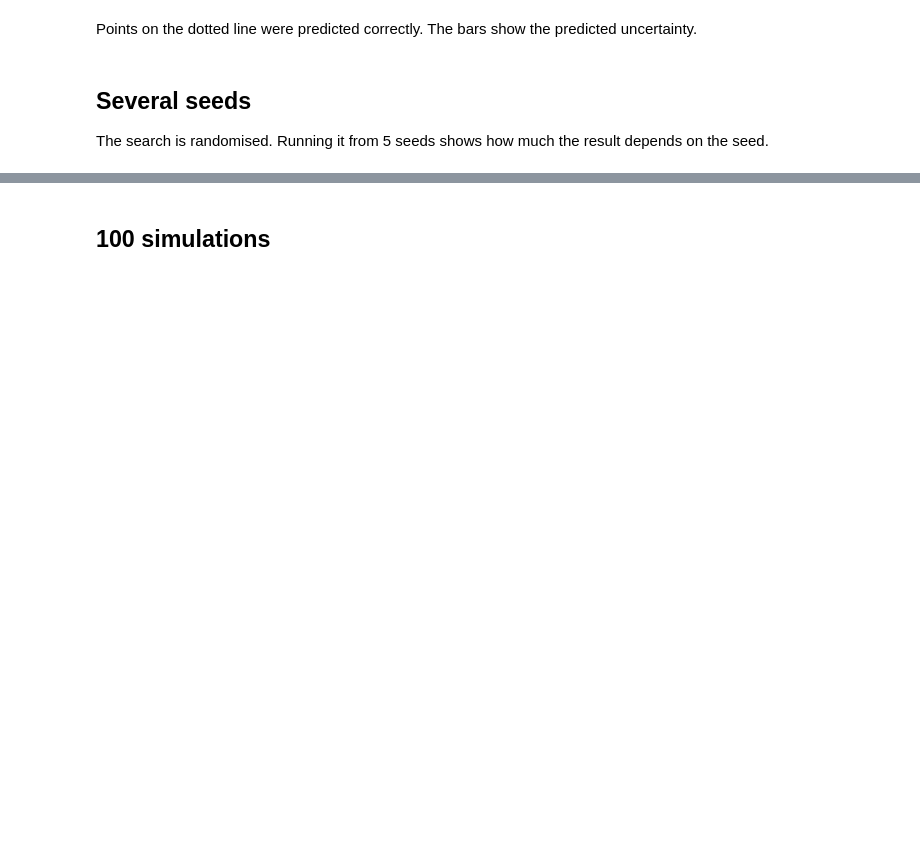
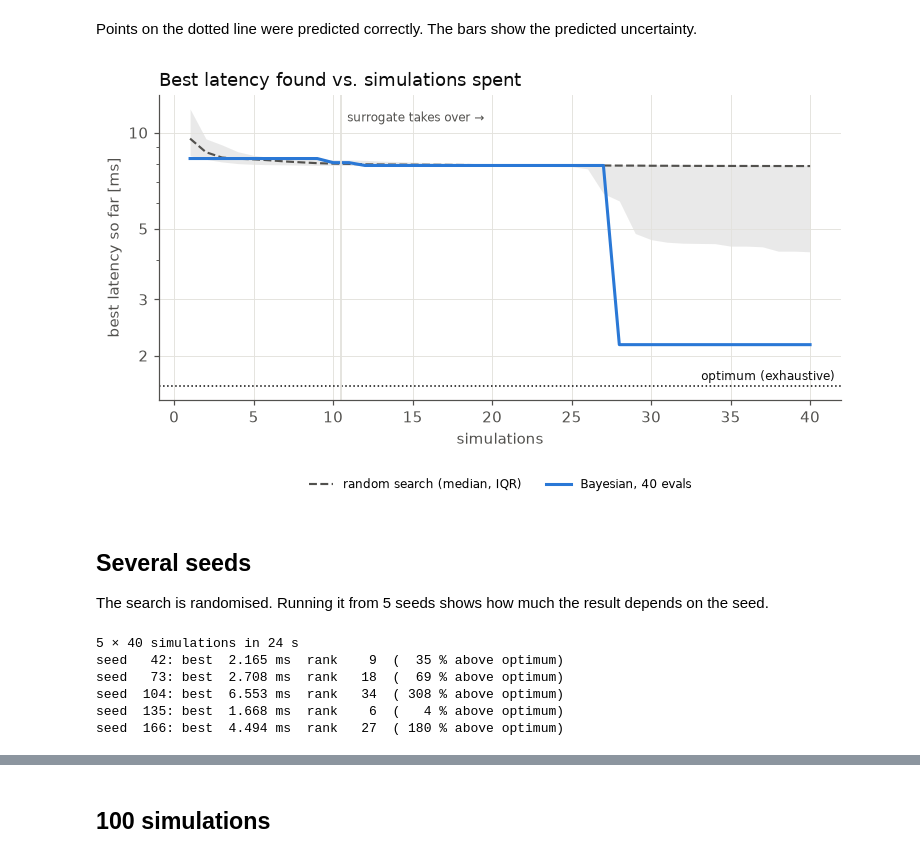
Before and after one commit to oowekyala/esweek2026-dse-tutorial, a Jupyter notebook: notebooks/03_search.ipynb, the cells around one changed output, grey strips where cells are left out. Cells and saved outputs as stored; diff of their text form; code cells hidden in the pictures; blank space fills up the shorter version.

```diff
--- a/notebooks/03_search.ipynb
+++ b/notebooks/03_search.ipynb
@@ -49,19 +73,28 @@ plt.show()
 # %% [markdown]
 Points on the dotted line were predicted correctly. The bars show the predicted uncertainty.
 # %%
-ax = plots.best_so_far({"Bayesian, 40 evals": pool40}, oracle_best=best,
-                       baseline=baseline[:, :40], n_init=10)
+ax = plots.best_so_far({"Bayesian, 40 evals": bo_pool}, oracle_best=best,
+                       baseline=baseline[:, :max_evals], n_init=10)
 plt.show()
+# %% [output]
+[figure, added]
 # %% [markdown]
 ## Several seeds
 
 The search is randomised. Running it from 5 seeds shows how much the result depends on the seed.
 # %%
-r5 = dse.bo(mlir, "bo40x5", max_evals=40, n_init=10, seeds=5)
-pools5 = r5.pools()
+r5 = dse.bo(mlir, f"bo{max_evals}x5", max_evals=max_evals, n_init=10, seeds=5)
+pools_seeds = r5.pools()
 
-print(f"5 × 40 simulations in {r5.seconds:.0f} s")
-for seed, p in sorted(pools5.items()):
+print(f"5 × {max_evals} simulations in {r5.seconds:.0f} s")
+for seed, p in sorted(pools_seeds.items()):
     m = dse.visited(p)["cost"].min()
     print(f"seed {seed:4d}: best {m:6.3f} ms  rank {dse.rank_of(m, oracle):4d}  ({(m / best - 1) * 100:4.0f} % above optimum)")
+# %% [output]
+5 × 40 simulations in 24 s
+seed   42: best  2.165 ms  rank    9  (  35 % above optimum)
+seed   73: best  2.708 ms  rank   18  (  69 % above optimum)
+seed  104: best  6.553 ms  rank   34  ( 308 % above optimum)
+seed  135: best  1.668 ms  rank    6  (   4 % above optimum)
+seed  166: best  4.494 ms  rank   27  ( 180 % above optimum)
 # %%
```
Also changed, not shown: parts of 12 cells of this notebook, 3 other files.
